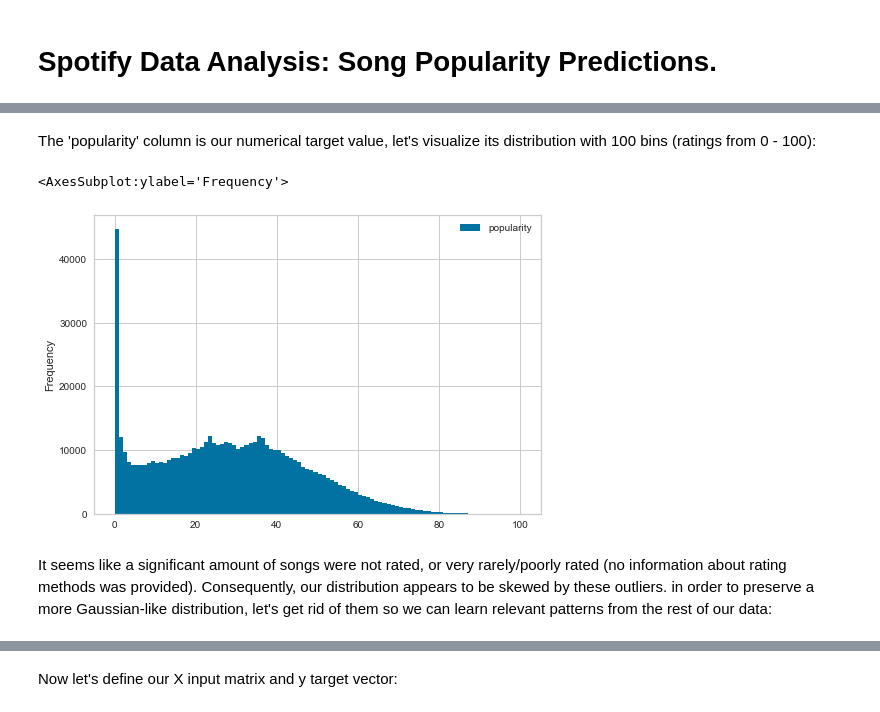
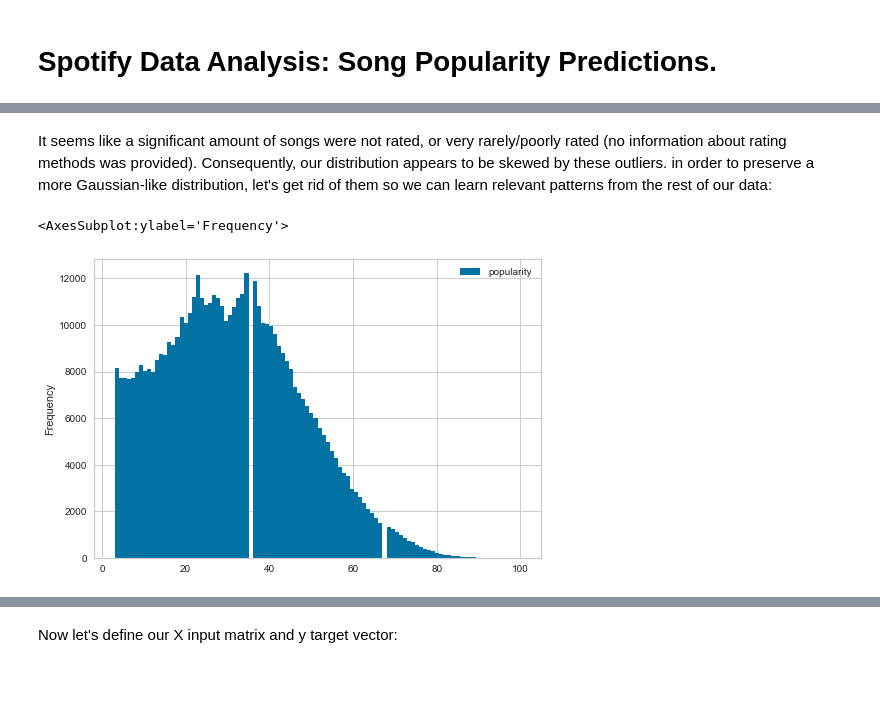
Before and after one commit to msaintfelix/Spotify_Data_Analysis, a Jupyter notebook: Spotify_Data_Analysis.ipynb, the cells around one changed output, grey strips where cells are left out. Cells and saved outputs as stored; diff of their text form; code cells hidden in the pictures; blank space fills up the shorter version.

```diff
--- a/Spotify_Data_Analysis.ipynb
+++ b/Spotify_Data_Analysis.ipynb
@@ -91,11 +71,8 @@ dtype: int64
-# %% [markdown]
-The 'popularity' column is our numerical target value, let's visualize its distribution with 100 bins (ratings from 0 - 100):
-# %%
-df[['popularity']].plot.hist(bins=100)
-# %% [output]
-<AxesSubplot:ylabel='Frequency'>
-[figure, removed]
 # %% [markdown]
 It seems like a significant amount of songs were not rated, or very rarely/poorly rated (no information about rating methods was provided). Consequently, our distribution appears to be skewed by these outliers. in order to preserve a more Gaussian-like distribution, let's get rid of them so we can learn relevant patterns from the rest of our data:
 # %%
-df.drop(df[df['popularity']<5].index, inplace=True)
+df.drop(df[df['popularity']<3].index, inplace=True)
+df[['popularity']].plot.hist(bins=100)
+# %% [output]
+<AxesSubplot:ylabel='Frequency'>
+[figure, added]
```
Also changed, not shown: parts of 45 cells of this notebook.
